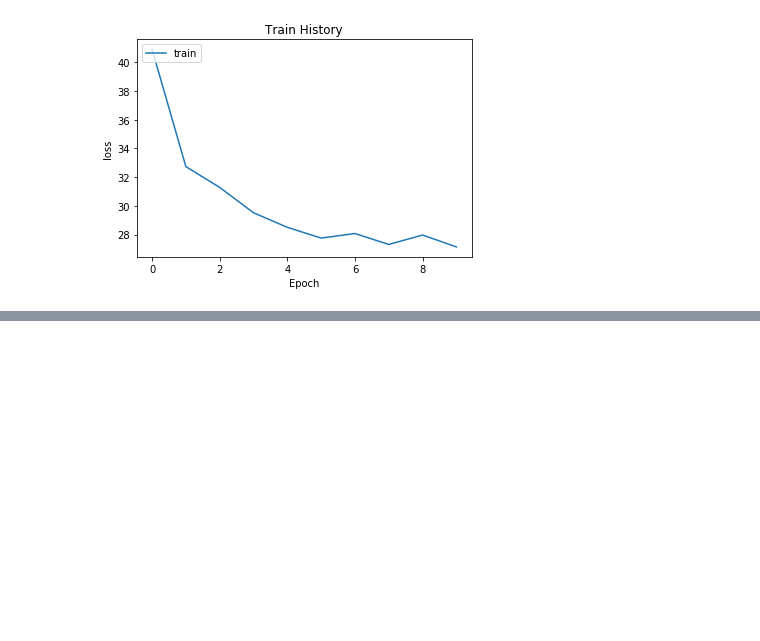
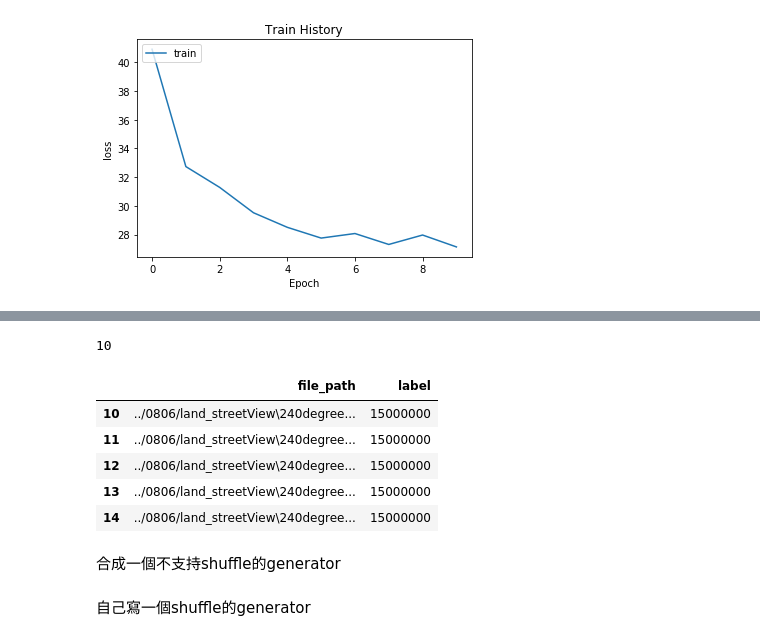
Before and after one commit to johnny12150/19-lab-summer-training, a Jupyter notebook: 0808/multimodal.ipynb, the cells around one changed output, grey strips where cells are left out. Saved outputs shown, nothing was run; the diff lists cells and outputs as text; code cells hidden in the pictures; blank space fills up the shorter version.

```diff
--- a/0808/multimodal.ipynb
+++ b/0808/multimodal.ipynb
@@ -445,0 +499,12 @@ show_train_history(train_history, 'loss')
+# %%
+next(data_generator)
+# %% [output]
+10
+|  | file_path | label |
+| 10 | ../0806/land_streetView\240degree... | 15000000 |
+| 11 | ../0806/land_streetView\240degree... | 15000000 |
+| 12 | ../0806/land_streetView\240degree... | 15000000 |
+| 13 | ../0806/land_streetView\240degree... | 15000000 |
+| 14 | ../0806/land_streetView\240degree... | 15000000 |
+# %% [markdown]
+合成一個不支持shuffle的generator
@@ -446,2 +531,4 @@ show_train_history(train_history, 'loss')
+# %% [markdown]
+自己寫一個shuffle的generator
 # %%
 # Define two input layers
```
Also changed, not shown: parts of 10 cells of this notebook.
